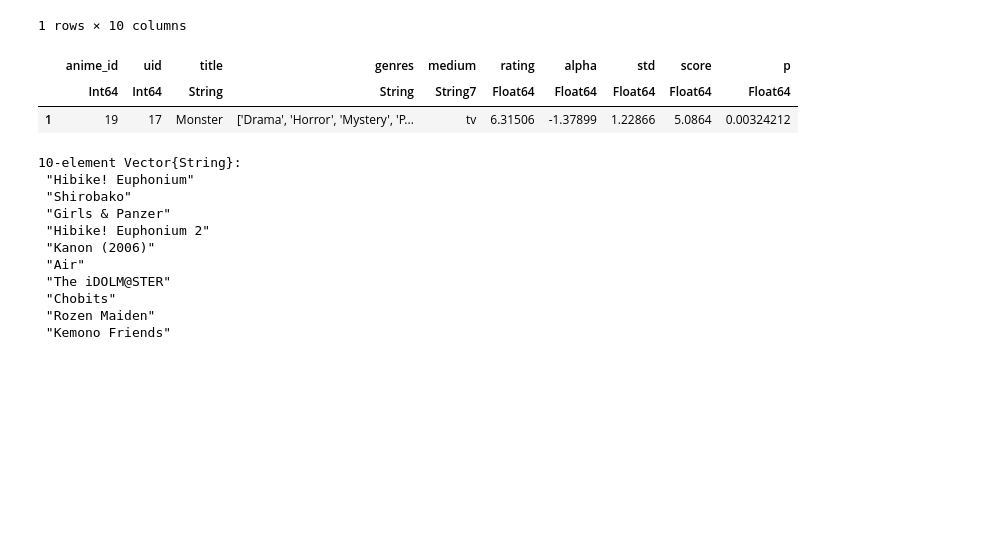
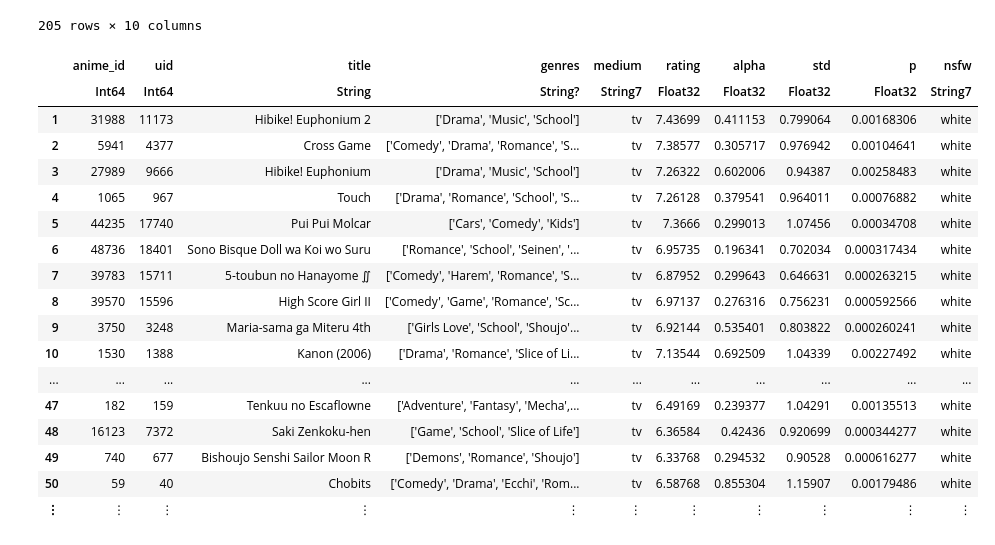
Before and after one commit to Fro116/RecommenderSystem, a Jupyter notebook: notebooks/DisplayRecs/Recommendations.ipynb, the cells around one changed output. Saved outputs shown, nothing was run; the diff lists cells and outputs as text; code cells hidden in the pictures; blank space fills up the shorter version.

```diff
--- a/notebooks/DisplayRecs/Recommendations.ipynb
+++ b/notebooks/DisplayRecs/Recommendations.ipynb
@@ -101,30 +95,27 @@ sampling_filter (generic function with 1 method)
-# %%
-filter(x -> x.title == "Monster", rec_df)
-# %% [output]
-1 rows × 10 columns
-|  | anime_id | uid | title | genres | medium | rating | alpha | std | score | p |
-|  | Int64 | Int64 | String | String | String7 | Float64 | Float64 | Float64 | Float64 | Float64 |
-| 1 | 19 | 17 | Monster | ['Drama', 'Horror', 'Mystery', 'P... | tv | 6.31506 | -1.37899 | 1.22866 | 5.0864 | 0.00324212 |
 # %%
 function pretty_display(df)
     df = sort(df, :score, rev = true)
     select(df, Not(:score))
 end;
-# %%
-sort!(
-    (filter(x -> x.medium == "tv", rec_df |> sampling_filter)|>pretty_display)[1:100, :],
-    :p,
-    rev = true,
-).title[1:10]
-# %% [output]
-10-element Vector{String}:
- "Hibike! Euphonium"
- "Shirobako"
- "Girls & Panzer"
- "Hibike! Euphonium 2"
- "Kanon (2006)"
- "Air"
- "The iDOLM@STER"
- "Chobits"
- "Rozen Maiden"
- "Kemono Friends"
+# %%
+filter(x -> x.medium == "tv", rec_df |> sampling_filter) |> pretty_display
+# %% [output]
+205 rows × 10 columns
+|  | anime_id | uid | title | genres | medium | rating | alpha | std | p | nsfw |
+|  | Int64 | Int64 | String | String? | String7 | Float32 | Float32 | Float32 | Float32 | String7 |
+| 1 | 31988 | 11173 | Hibike! Euphonium 2 | ['Drama', 'Music', 'School'] | tv | 7.43699 | 0.411153 | 0.799064 | 0.00168306 | white |
+| 2 | 5941 | 4377 | Cross Game | ['Comedy', 'Drama', 'Romance', 'S... | tv | 7.38577 | 0.305717 | 0.976942 | 0.00104641 | white |
+| 3 | 27989 | 9666 | Hibike! Euphonium | ['Drama', 'Music', 'School'] | tv | 7.26322 | 0.602006 | 0.94387 | 0.00258483 | white |
+| 4 | 1065 | 967 | Touch | ['Drama', 'Romance', 'School', 'S... | tv | 7.26128 | 0.379541 | 0.964011 | 0.00076882 | white |
+| 5 | 44235 | 17740 | Pui Pui Molcar | ['Cars', 'Comedy', 'Kids'] | tv | 7.3666 | 0.299013 | 1.07456 | 0.00034708 | white |
+| 6 | 48736 | 18401 | Sono Bisque Doll wa Koi wo Suru | ['Romance', 'School', 'Seinen', '... | tv | 6.95735 | 0.196341 | 0.702034 | 0.000317434 | white |
+| 7 | 39783 | 15711 | 5-toubun no Hanayome ∬ | ['Comedy', 'Harem', 'Romance', 'S... | tv | 6.87952 | 0.299643 | 0.646631 | 0.000263215 | white |
+| 8 | 39570 | 15596 | High Score Girl II | ['Comedy', 'Game', 'Romance', 'Sc... | tv | 6.97137 | 0.276316 | 0.756231 | 0.000592566 | white |
+| 9 | 3750 | 3248 | Maria-sama ga Miteru 4th | ['Girls Love', 'School', 'Shoujo'... | tv | 6.92144 | 0.535401 | 0.803822 | 0.000260241 | white |
+| 10 | 1530 | 1388 | Kanon (2006) | ['Drama', 'Romance', 'Slice of Li... | tv | 7.13544 | 0.692509 | 1.04339 | 0.00227492 | white |
+| ... | ... | ... | ... | ... | ... | ... | ... | ... | ... | ... |
+| 47 | 182 | 159 | Tenkuu no Escaflowne | ['Adventure', 'Fantasy', 'Mecha',... | tv | 6.49169 | 0.239377 | 1.04291 | 0.00135513 | white |
+| 48 | 16123 | 7372 | Saki Zenkoku-hen | ['Game', 'School', 'Slice of Life'] | tv | 6.36584 | 0.42436 | 0.920699 | 0.000344277 | white |
+| 49 | 740 | 677 | Bishoujo Senshi Sailor Moon R | ['Demons', 'Romance', 'Shoujo'] | tv | 6.33768 | 0.294532 | 0.90528 | 0.000616277 | white |
+| 50 | 59 | 40 | Chobits | ['Comedy', 'Drama', 'Ecchi', 'Rom... | tv | 6.58768 | 0.855304 | 1.15907 | 0.00179486 | white |
+| ⋮ | ⋮ | ⋮ | ⋮ | ⋮ | ⋮ | ⋮ | ⋮ | ⋮ | ⋮ | ⋮ |
```
Also changed, not shown: parts of 14 cells of this notebook, 24 other files.
